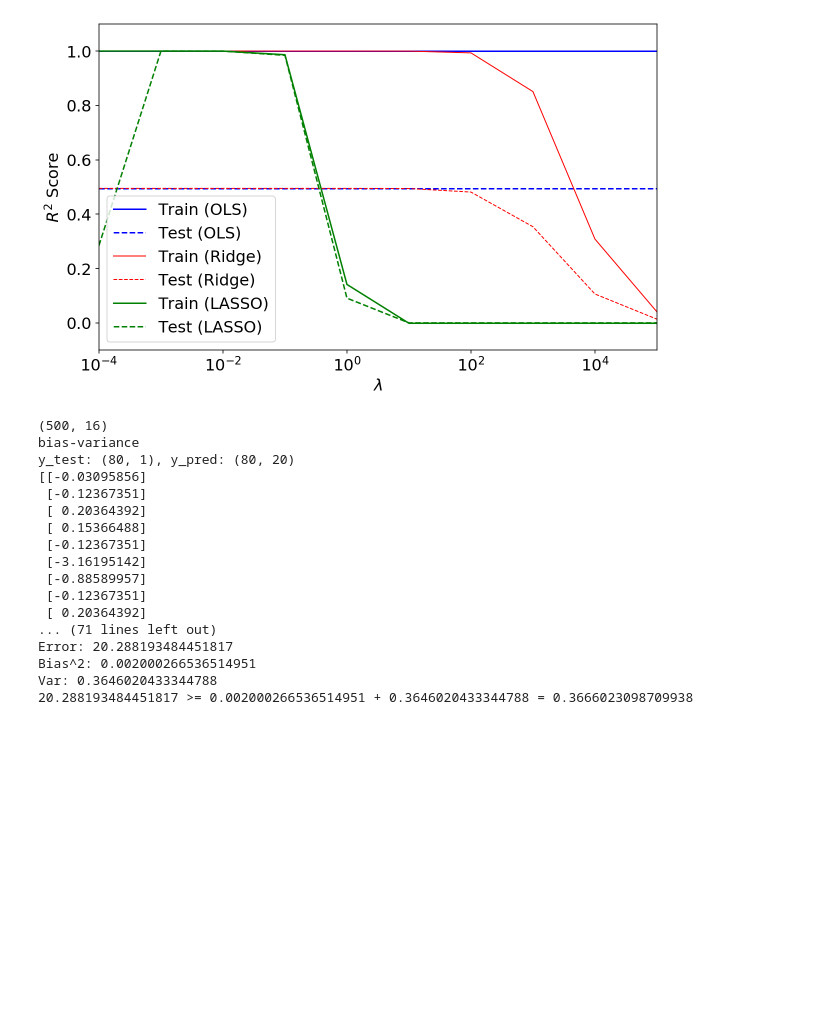
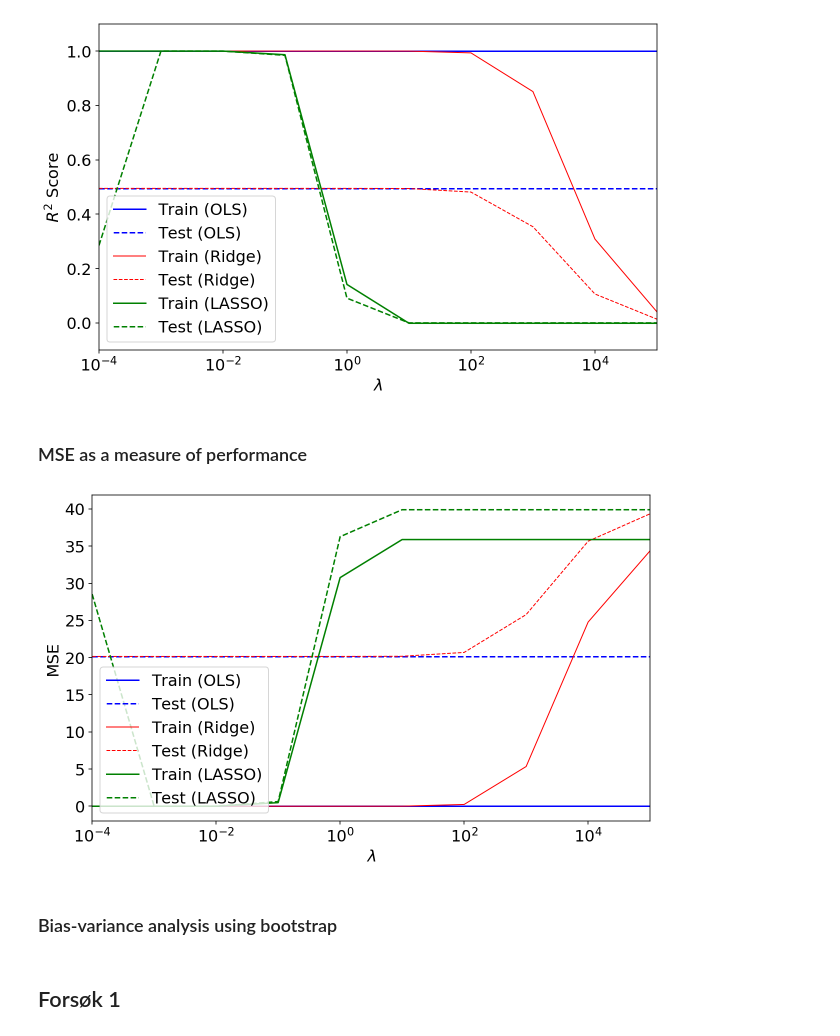
Before and after one commit to Anduron/FYS-STK4155-Project2, a Jupyter notebook: notebooks/linreg_ising.ipynb, the cells around one changed output. Saved outputs shown, nothing was run; the diff lists cells and outputs as text; code cells hidden in the pictures; blank space fills up the shorter version.

```diff
--- a/notebooks/linreg_ising.ipynb
+++ b/notebooks/linreg_ising.ipynb
@@ -60,19 +73,24 @@ n = 10
 # set regularisation strength values
 lmbdas = np.logspace(-4, 5, n)
 
-ols.fit(X_train, y_train)  # fit model
-coef_ols = np.tile(ols.coef_, (n, 1))  # store weights
-
 # use the coefficient of determination R^2 as the performance of prediction.
 r2_train_ols = np.full(n, ols.r2(X_train, y_train))
 r2_test_ols = np.full(n, ols.r2(X_test, y_test))
+mse_train_ols = np.full(n, ols.mse(X_train, y_train))
+mse_test_ols = np.full(n, ols.mse(X_test, y_test))
+
 
 r2_train_ridge = np.zeros(n)
 r2_test_ridge = np.zeros(n)
+mse_train_ridge = np.zeros(n)
+mse_test_ridge = np.zeros(n)
 
 r2_train_lasso = np.zeros(n)
 r2_test_lasso = np.zeros(n)
+mse_train_lasso = np.zeros(n)
+mse_test_lasso = np.zeros(n)
 
+coef_ols = np.tile(ols.coef_, (n, 1))  # store weights
 coefs_ridge = []
 coefs_lasso = []
 
@@ -84,6 +102,8 @@ for i, lmbda in enumerate(lmbdas):
     # use the coefficient of determination R^2 as the performance of prediction
     r2_train_ridge[i] = ridge.r2(X_train, y_train)
     r2_test_ridge[i] = ridge.r2(X_test, y_test)
+    mse_train_ridge[i] = ridge.mse(X_train, y_train)
+    mse_test_ridge[i] = ridge.mse(X_test, y_test)
 
     # apply LASSO regression
     lasso.set_penalty(lmbda)             # set regularisation parameter
@@ -92,6 +112,8 @@ for i, lmbda in enumerate(lmbdas):
     # use the coefficient of determination R^2 as the performance of prediction
     r2_train_lasso[i] = lasso.r2(X_train, y_train)
     r2_test_lasso[i] = lasso.r2(X_test, y_test)
+    mse_train_lasso[i] = lasso.mse(X_train, y_train)
+    mse_test_lasso[i] = lasso.mse(X_test, y_test)
 
     J_ridge = np.array(ridge.coef_).reshape((L, L))
     J_lasso = np.array(lasso.coef_).reshape((L, L))
@@ -151,40 +177,30 @@ fig.savefig(fig_path("ising1D_r2_vs_lmbda.pdf"))
 plt.show()
 # %% [output]
 [figure]
-# %%
-# np.random.seed(42)
-
-L = 4     # system size
-N = 500  # number of points
-data, target = generate_1Ddata(L, N)
-target = target + np.random.normal(0, 4.0, size=N)
-ols = OLS(fit_intercept=False)
-X_train, X_test, y_train, y_test = ols.split_data(data, target, 0.20)
-# print("fit")
-# coeff = ols.fit(X_train, y_train)
-# print("predict")
-# ypredict = ols.predict(X_test)
-print("bias-variance")
-bias_variance(ols, X_train, y_train, 20, .2)
-# print(coeff)
-# print(ypredict[-1])
-# print(ols.mse)
-# print(ols.r2)
-# %% [output]
-(500, 16)
-bias-variance
-y_test: (80, 1), y_pred: (80, 20)
-[[-0.03095856]
- [-0.12367351]
- [ 0.20364392]
- [ 0.15366488]
- [-0.12367351]
- [-3.16195142]
- [-0.88589957]
- [-0.12367351]
- [ 0.20364392]
-... (71 lines left out)
-Error: 20.288193484451817
-Bias^2: 0.002000266536514951
-Var: 0.3646020433344788
-20.288193484451817 >= 0.002000266536514951 + 0.3646020433344788 = 0.3666023098709938
+# %% [markdown]
+### MSE as a measure of performance
+# %%
+# Plot our performance on both the training and test data
+plt.semilogx(lmbdas, mse_train_ols, 'b',label='Train (OLS)')
+plt.semilogx(lmbdas, mse_test_ols,'--b',label='Test (OLS)')
+plt.semilogx(lmbdas, mse_train_ridge,'r',label='Train (Ridge)',linewidth=1)
+plt.semilogx(lmbdas, mse_test_ridge,'--r',label='Test (Ridge)',linewidth=1)
+plt.semilogx(lmbdas, mse_train_lasso, 'g',label='Train (LASSO)')
+plt.semilogx(lmbdas, mse_test_lasso, '--g',label='Test (LASSO)')
+
+fig = plt.gcf()
+fig.set_size_inches(10.0, 6.0)
+
+plt.legend(loc='upper left',fontsize=16)
+plt.xlim([min(lmbdas), max(lmbdas)])
+plt.xlabel(r'$\lambda$',fontsize=16)
+plt.ylabel('MSE',fontsize=16)
+plt.tick_params(labelsize=16)
+fig.savefig(fig_path("ising1D_mse_vs_lmbda.pdf"))
+plt.show()
+# %% [output]
+[figure, added]
+# %% [markdown]
+### Bias-variance analysis using bootstrap
+# %% [markdown]
+## Forsøk 1
```
Also changed, not shown: parts of 19 cells of this notebook, 1 other file.
